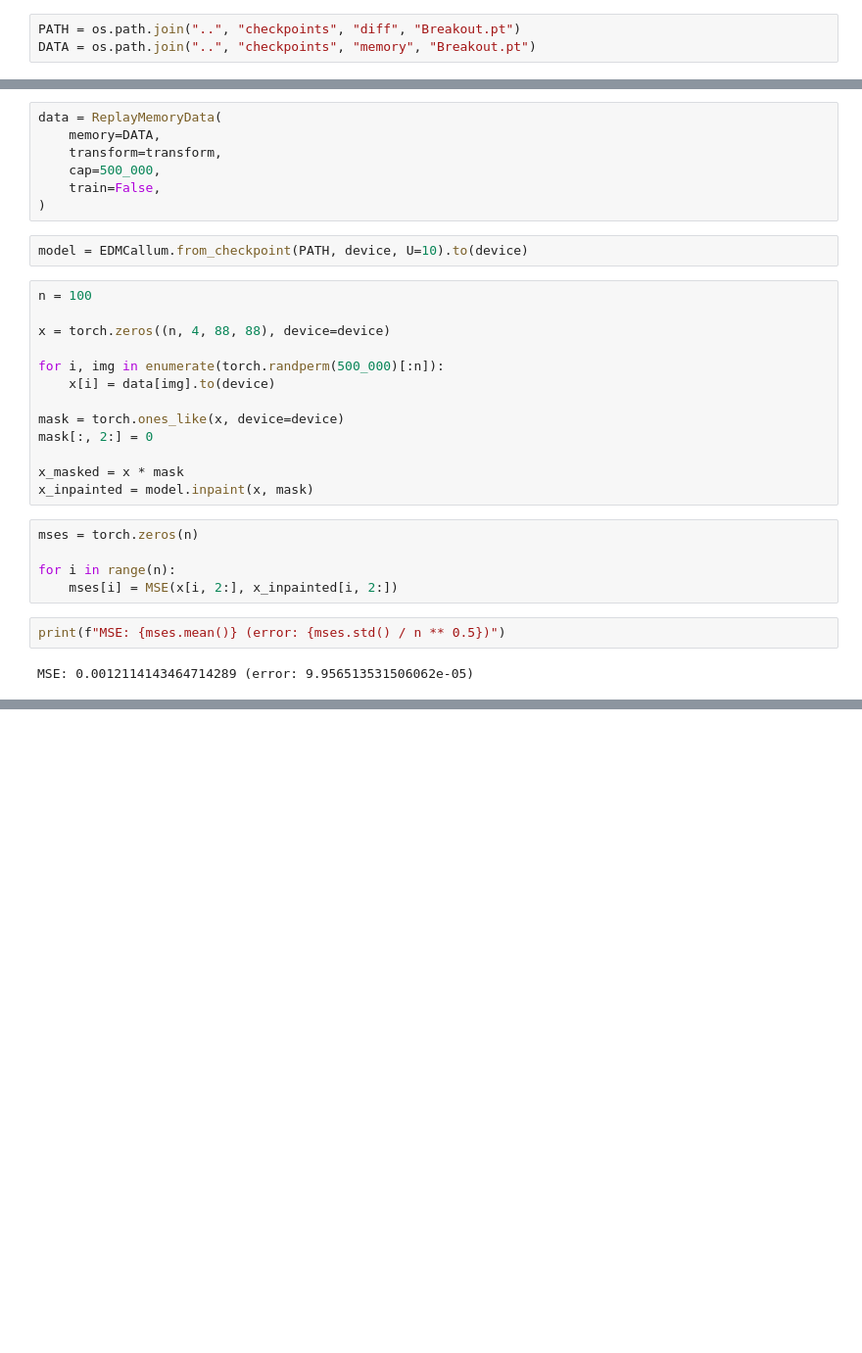
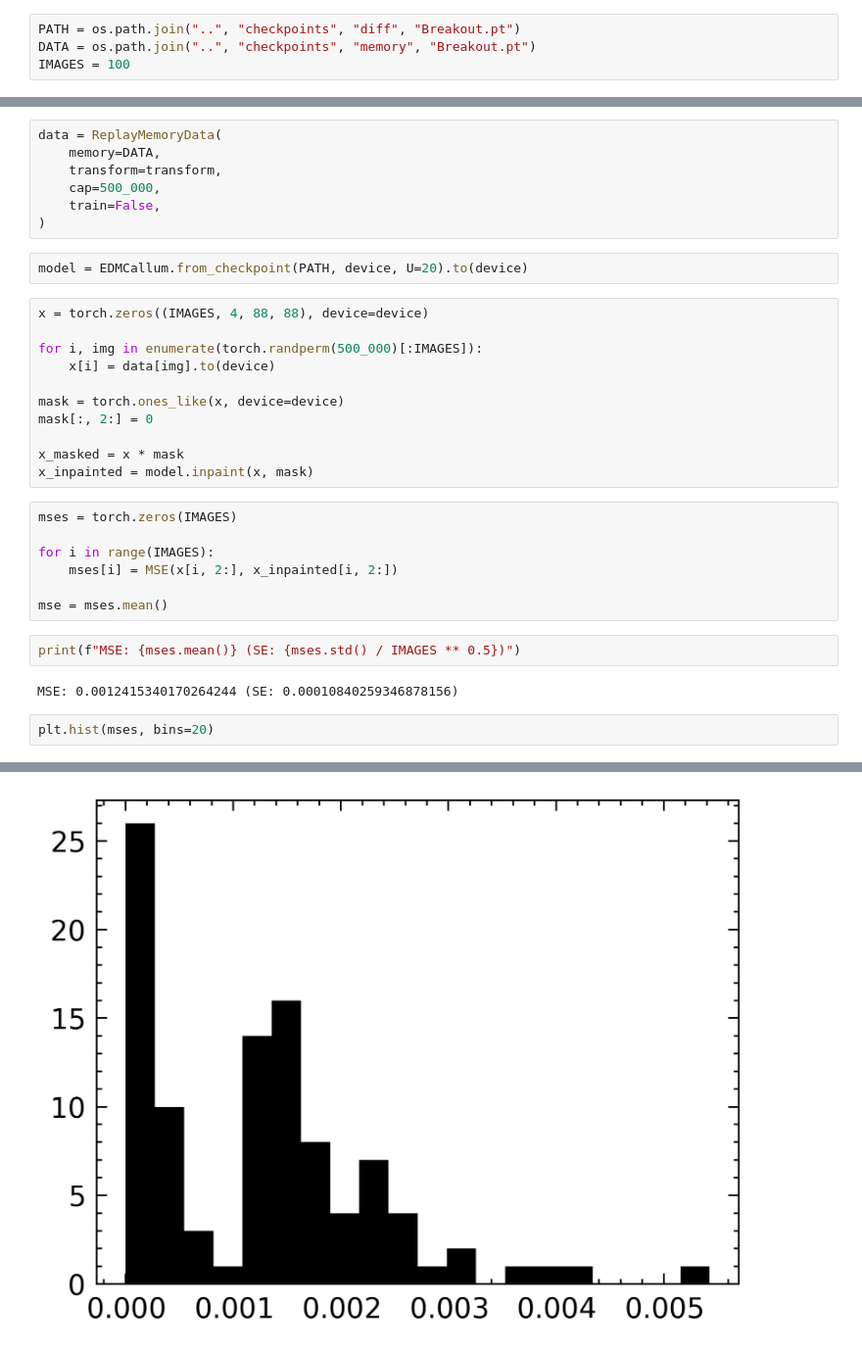
Before and after one commit to D21W12/Diffusion-Deep-Reinforcement-Learning, a Jupyter notebook: notebooks/results/frame_inpaint_metrics.ipynb, the cells around one changed output, grey strips where cells are left out. Shown at 98% size. Cells and saved outputs as stored; diff of their text form; blank space fills up the shorter version.

```diff
--- a/notebooks/results/frame_inpaint_metrics.ipynb
+++ b/notebooks/results/frame_inpaint_metrics.ipynb
@@ -18,6 +18,7 @@ plt.style.use(['science','no-latex', 'nature'])
 # %%
 PATH = os.path.join("..", "checkpoints", "diff", "Breakout.pt")
 DATA = os.path.join("..", "checkpoints", "memory", "Breakout.pt")
+IMAGES = 100
 # %%
 device = "cuda:1"
 # %%
@@ -34,13 +35,11 @@ data = ReplayMemoryData(
     train=False,
 )
 # %%
-model = EDMCallum.from_checkpoint(PATH, device, U=10).to(device)
+model = EDMCallum.from_checkpoint(PATH, device, U=20).to(device)
 # %%
-n = 100
+x = torch.zeros((IMAGES, 4, 88, 88), device=device)
 
-x = torch.zeros((n, 4, 88, 88), device=device)
-
-for i, img in enumerate(torch.randperm(500_000)[:n]):
+for i, img in enumerate(torch.randperm(500_000)[:IMAGES]):
     x[i] = data[img].to(device)
 
 mask = torch.ones_like(x, device=device)
@@ -49,11 +48,16 @@ mask[:, 2:] = 0
 x_masked = x * mask
 x_inpainted = model.inpaint(x, mask)
 # %%
-mses = torch.zeros(n)
+mses = torch.zeros(IMAGES)
 
-for i in range(n):
+for i in range(IMAGES):
     mses[i] = MSE(x[i, 2:], x_inpainted[i, 2:])
+
+mse = mses.mean()
 # %%
-print(f"MSE: {mses.mean()} (error: {mses.std() / n ** 0.5})")
+print(f"MSE: {mses.mean()} (SE: {mses.std() / IMAGES ** 0.5})")
 # %% [output]
-MSE: 0.0012114143464714289 (error: 9.956513531506062e-05)
+MSE: 0.0012415340170264244 (SE: 0.00010840259346878156)
+# %%
+plt.hist(mses, bins=20)
+# %% [output]
@@ -59,0 +77 @@ MSE: 0.0012114143464714289 (error: 9.956513531506062e-05)
+[figure, added]
```
Also changed, not shown: parts of 5 cells of this notebook, 12 other files.
